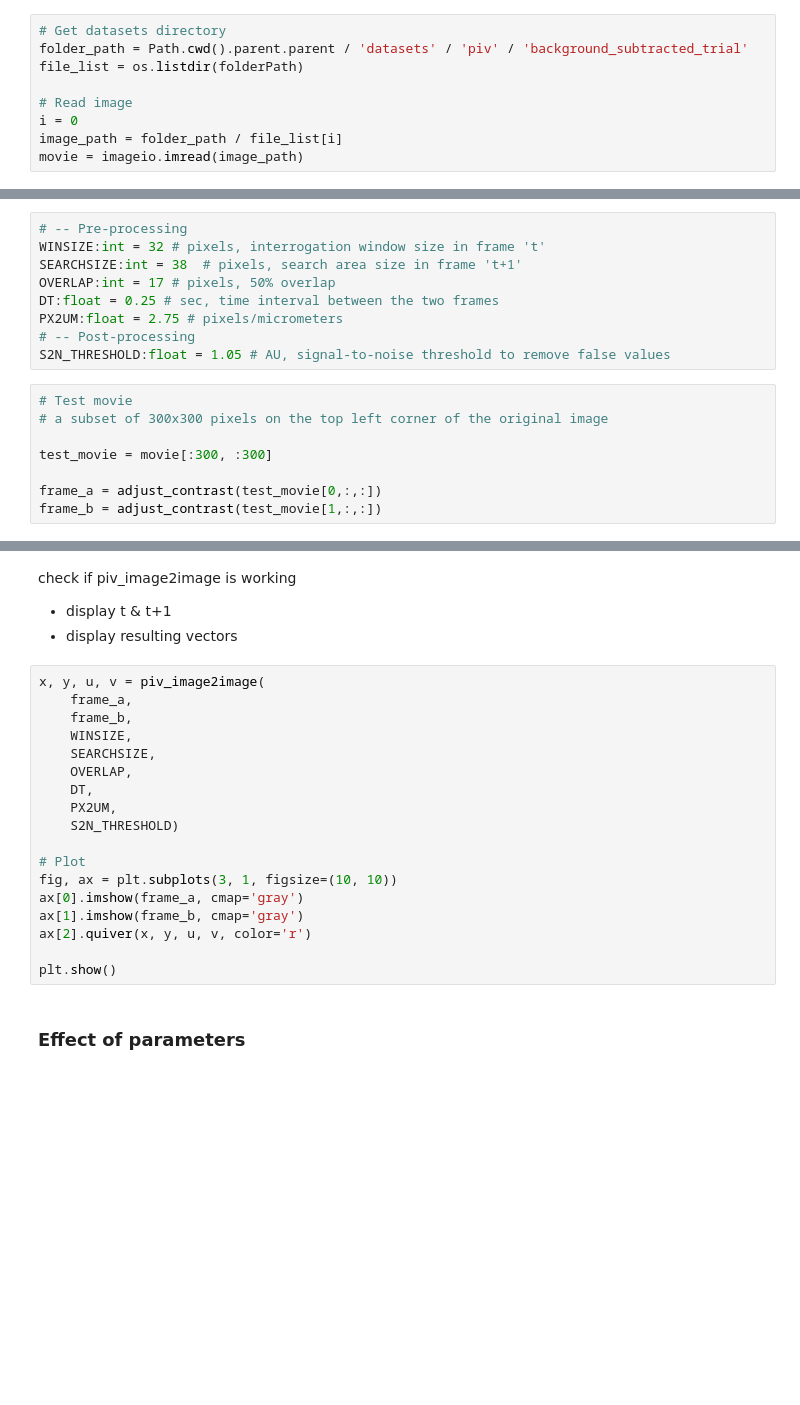
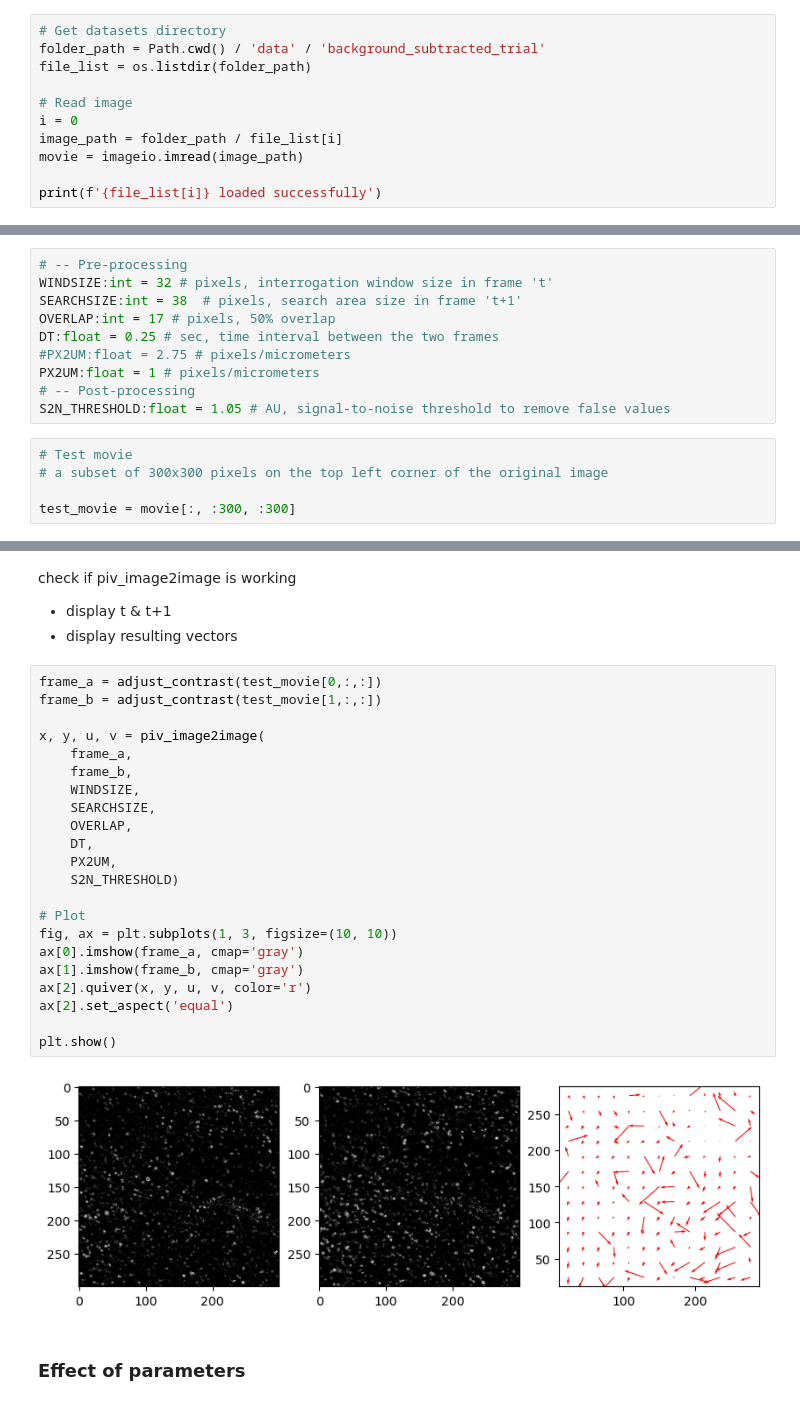
Before and after one commit to taryaksama/data-science, a Jupyter notebook: PIV/main.ipynb, the cells around one changed output, grey strips where cells are left out. Saved outputs shown, nothing was run; the diff lists cells and outputs as text; blank space fills up the shorter version.

```diff
--- a/PIV/main.ipynb
+++ b/PIV/main.ipynb
@@ -6,9 +24,11 @@ from PIVAnalysis import *
 # %%
 # Get datasets directory
-folder_path = Path.cwd().parent.parent / 'datasets' / 'piv' / 'background_subtracted_trial'
-file_list = os.listdir(folderPath)
+folder_path = Path.cwd() / 'data' / 'background_subtracted_trial'
+file_list = os.listdir(folder_path)
 
 # Read image
 i = 0
 image_path = folder_path / file_list[i]
 movie = imageio.imread(image_path)
+
+print(f'{file_list[i]} loaded successfully')
@@ -16,18 +38,16 @@ movie = imageio.imread(image_path)
 ## Parameters for PIV
 # %%
 # -- Pre-processing
-WINSIZE:int = 32 # pixels, interrogation window size in frame 't'
+WINDSIZE:int = 32 # pixels, interrogation window size in frame 't'
 SEARCHSIZE:int = 38  # pixels, search area size in frame 't+1'
 OVERLAP:int = 17 # pixels, 50% overlap
 DT:float = 0.25 # sec, time interval between the two frames
-PX2UM:float = 2.75 # pixels/micrometers
+#PX2UM:float = 2.75 # pixels/micrometers
+PX2UM:float = 1 # pixels/micrometers
 # -- Post-processing
 S2N_THRESHOLD:float = 1.05 # AU, signal-to-noise threshold to remove false values
 # %%
 # Test movie
 # a subset of 300x300 pixels on the top left corner of the original image
 
-test_movie = movie[:300, :300]
-
-frame_a = adjust_contrast(test_movie[0,:,:])
-frame_b = adjust_contrast(test_movie[1,:,:])
+test_movie = movie[:, :300, :300]
@@ -36,23 +58,29 @@ check if piv_image2image is working
 - display t & t+1
 - display resulting vectors
 # %%
+frame_a = adjust_contrast(test_movie[0,:,:])
+frame_b = adjust_contrast(test_movie[1,:,:])
+
 x, y, u, v = piv_image2image(
     frame_a,
     frame_b,
-    WINSIZE,
+    WINDSIZE,
     SEARCHSIZE,
     OVERLAP,
     DT,
     PX2UM,
     S2N_THRESHOLD)
 
 # Plot
-fig, ax = plt.subplots(3, 1, figsize=(10, 10))
+fig, ax = plt.subplots(1, 3, figsize=(10, 10))
 ax[0].imshow(frame_a, cmap='gray')
 ax[1].imshow(frame_b, cmap='gray')
 ax[2].quiver(x, y, u, v, color='r')
+ax[2].set_aspect('equal')
 
 plt.show()
+# %% [output]
+[figure, added]
 # %% [markdown]
 ### Effect of parameters
 # %% [markdown]
```
Also changed, not shown: parts of 12 cells of this notebook, 5 other files.
